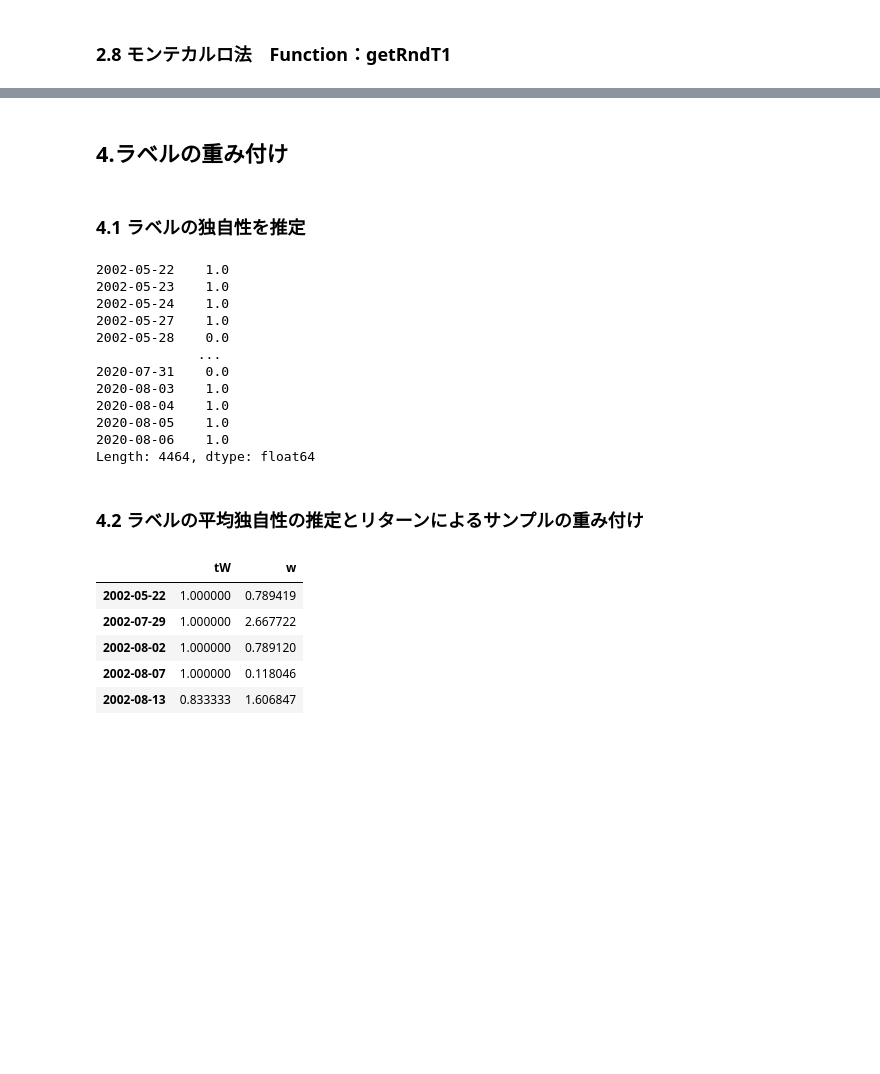
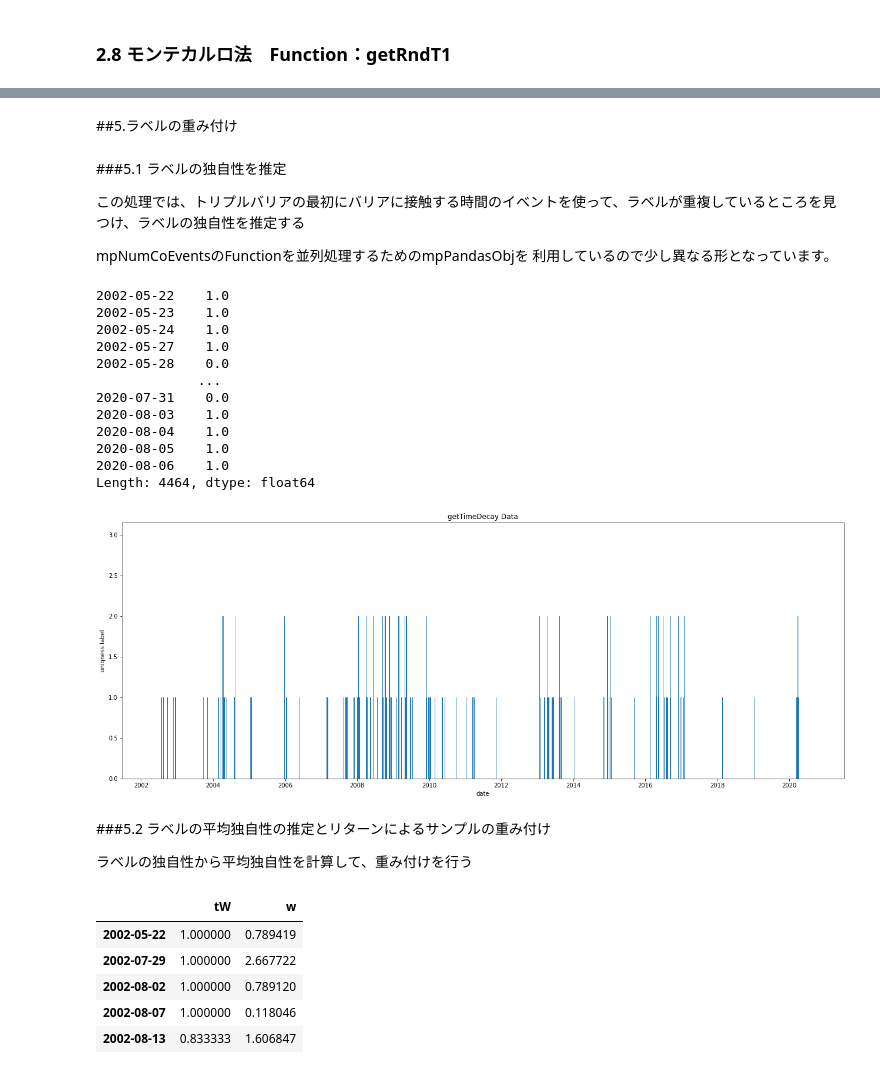
Before and after one commit to ktsuchida11/AIWorkshop202110, a Jupyter notebook: fin_ml_chapter4.ipynb, the cells around one changed output, grey strips where cells are left out. Cells and saved outputs as stored; diff of their text form; code cells hidden in the pictures; blank space fills up the shorter version.

```diff
--- a/fin_ml_chapter4.ipynb
+++ b/fin_ml_chapter4.ipynb
@@ -727,26 +729,43 @@ sell  event:176
 done  event:366
 [figure]
 # %% [markdown]
-## 4.ラベルの重み付け
+##5.ラベルの重み付け
-# %% [markdown]
-### 4.1 ラベルの独自性を推定
+# %% [markdown]
+###5.1 ラベルの独自性を推定
+
+
+この処理では、トリプルバリアの最初にバリアに接触する時間のイベントを使って、ラベルが重複しているところを見つけ、ラベルの独自性を推定する
+
+mpNumCoEventsのFunctionを並列処理するためのmpPandasObjを
+利用しているので少し異なる形となっています。
 # %%
 numCoEvents = mpPandasObj(mpNumCoEvents,('molecule',events_meta.index), 1,closeIdx=close.index,t1=events_meta['t1'])
 
 print(numCoEvents)
+
+# グラフ表示
+plt.bar(numCoEvents.index, numCoEvents[:])
+plt.title("getTimeDecay Data")
+plt.xlabel('date')
+plt.ylabel('uniqness label')
+
+plt.show()
 # %% [output]
 2002-05-22    1.0
 2002-05-23    1.0
 2002-05-24    1.0
 2002-05-27    1.0
 2002-05-28    0.0
              ...
 2020-07-31    0.0
 2020-08-03    1.0
 2020-08-04    1.0
 2020-08-05    1.0
 2020-08-06    1.0
 Length: 4464, dtype: float64
+[figure, added]
 # %% [markdown]
-### 4.2 ラベルの平均独自性の推定とリターンによるサンプルの重み付け
+###5.2 ラベルの平均独自性の推定とリターンによるサンプルの重み付け
+
+ラベルの独自性から平均独自性を計算して、重み付けを行う
 # %%
```
Also changed, not shown: parts of 31 cells of this notebook.
